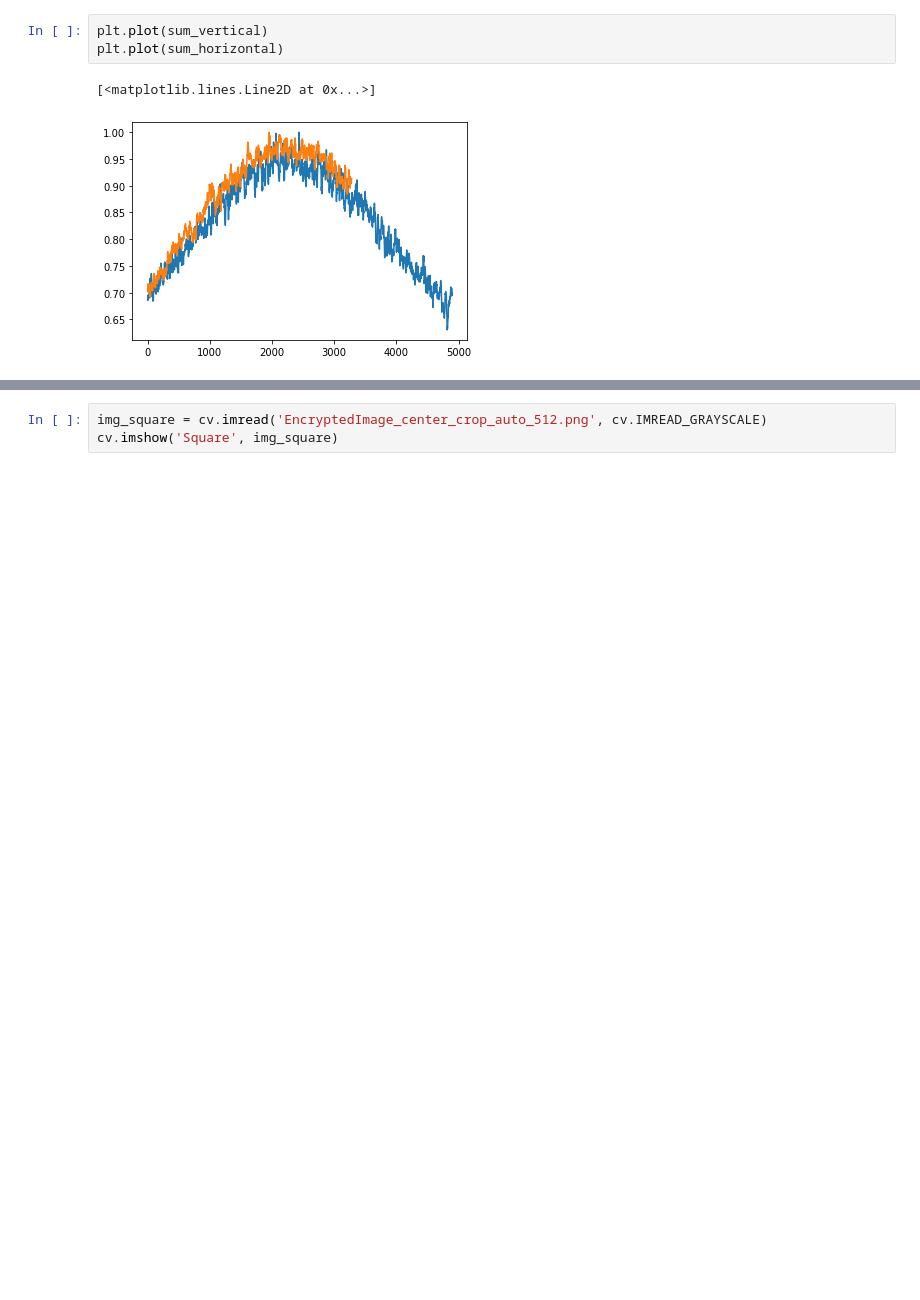
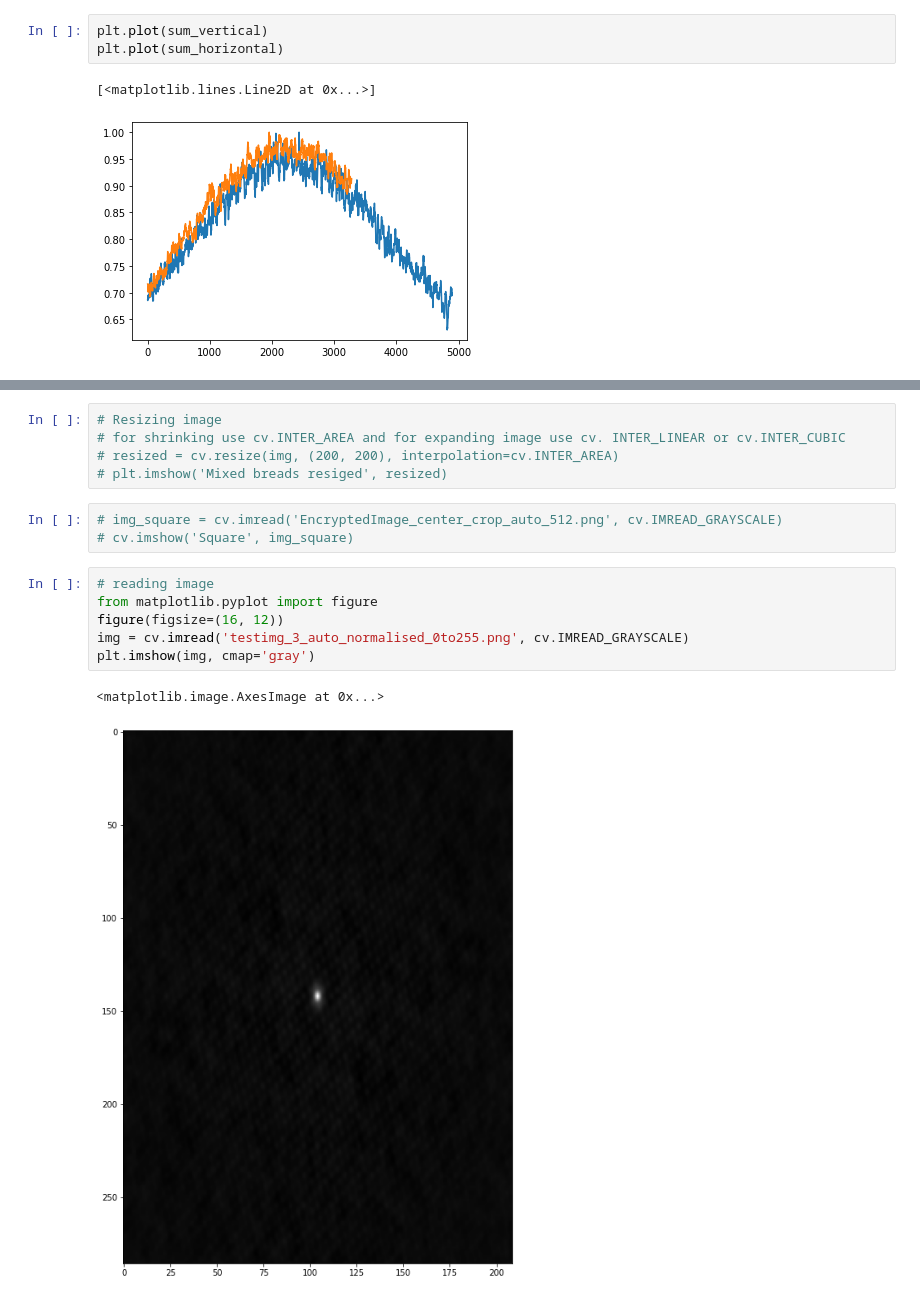
Before and after one commit to shanudengre82/Bose_Che, a Jupyter notebook: notebook.ipynb, the cells around one changed output, grey strips where cells are left out. Saved outputs shown, nothing was run; the diff lists cells and outputs as text; blank space fills up the shorter version.

```diff
--- a/notebook.ipynb
+++ b/notebook.ipynb
@@ -50,3 +66,17 @@ print(img.shape)
+# %%
+# Resizing image
+# for shrinking use cv.INTER_AREA and for expanding image use cv. INTER_LINEAR or cv.INTER_CUBIC
+# resized = cv.resize(img, (200, 200), interpolation=cv.INTER_AREA)
+# plt.imshow('Mixed breads resiged', resized)
 # %%
-img_square = cv.imread('EncryptedImage_center_crop_auto_512.png', cv.IMREAD_GRAYSCALE)
-cv.imshow('Square', img_square)
+# img_square = cv.imread('EncryptedImage_center_crop_auto_512.png', cv.IMREAD_GRAYSCALE)
+# cv.imshow('Square', img_square)
+# %%
+# reading image
+from matplotlib.pyplot import figure
+figure(figsize=(16, 12))
+img = cv.imread('testimg_3_auto_normalised_0to255.png', cv.IMREAD_GRAYSCALE)
+plt.imshow(img, cmap='gray')
+# %% [output]
+<matplotlib.image.AxesImage at 0x...>
+[figure, added]
```
Also changed, not shown: parts of 4 cells of this notebook, 1 other file.
